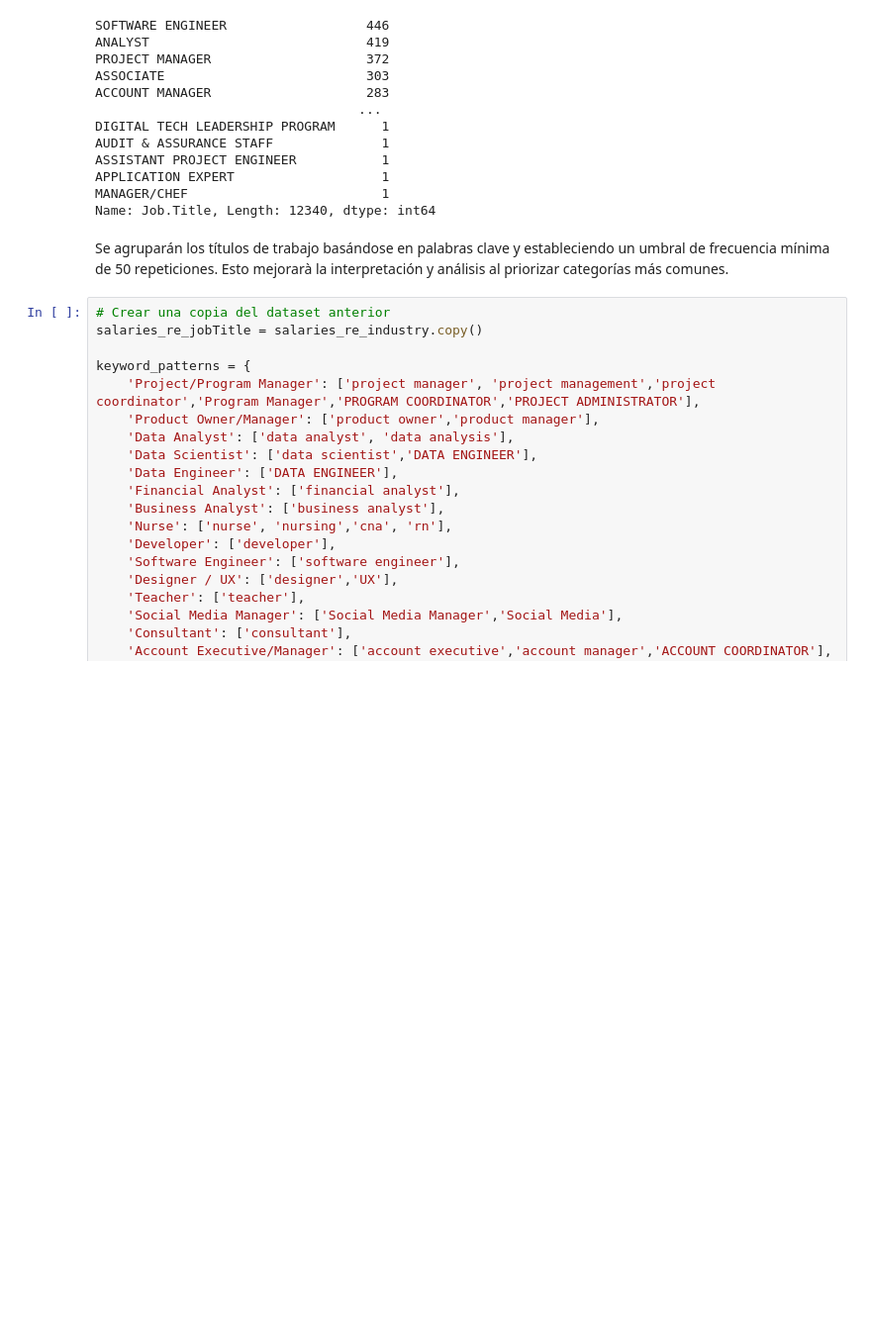
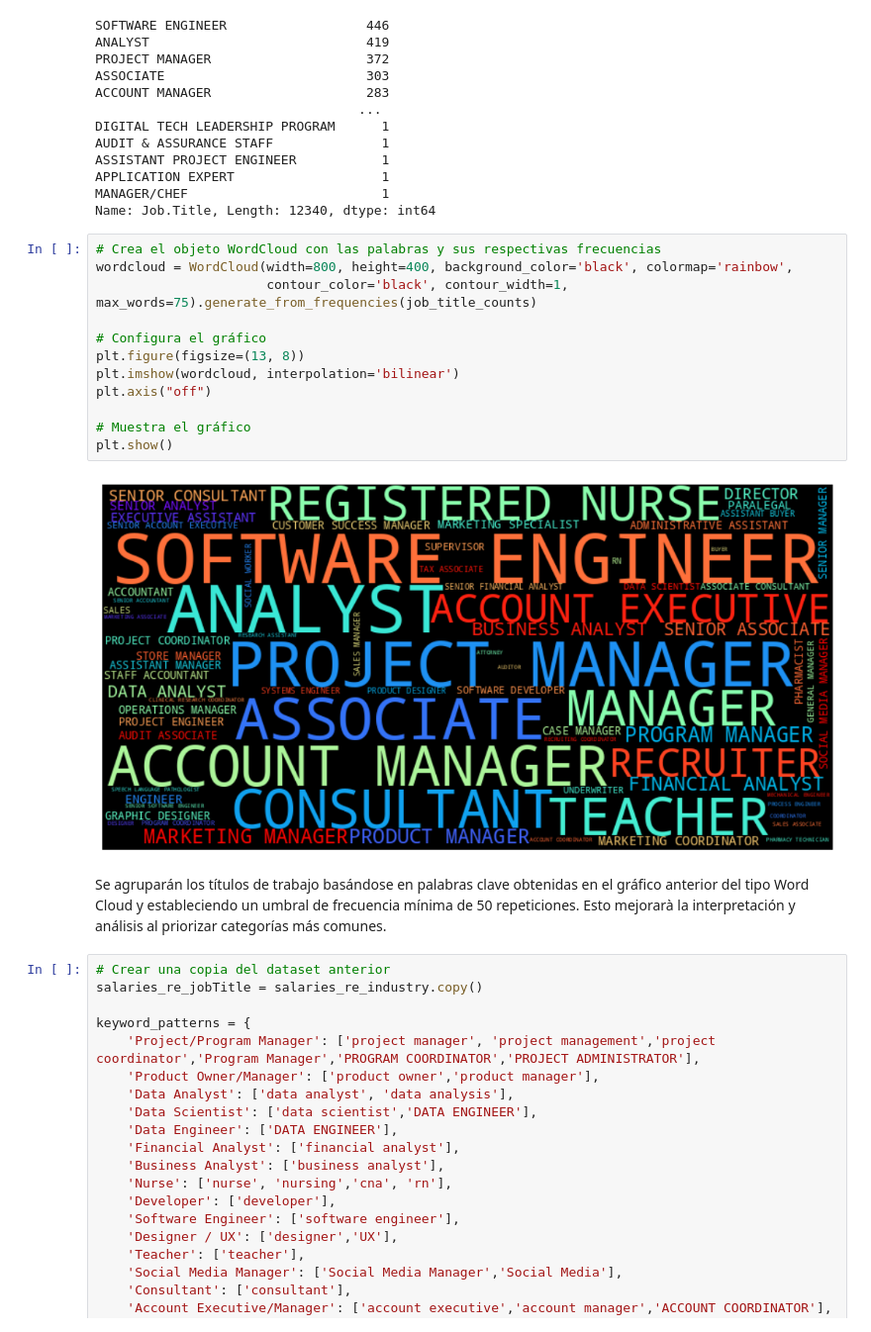
Before and after one commit to CarlosARossi/dataScienceCoder, a Jupyter notebook: Data_Wrangling+Rossi.ipynb, the cells around one changed output. Shown at 99% size. Saved outputs shown, nothing was run; the diff lists cells and outputs as text; blank space fills up the shorter version.

```diff
--- a/Data_Wrangling+Rossi.ipynb
+++ b/Data_Wrangling+Rossi.ipynb
@@ -415,8 +432,22 @@ ASSISTANT PROJECT ENGINEER           1
 APPLICATION EXPERT                   1
 MANAGER/CHEF                         1
 Name: Job.Title, Length: 12340, dtype: int64
+# %%
+# Crea el objeto WordCloud con las palabras y sus respectivas frecuencias
+wordcloud = WordCloud(width=800, height=400, background_color='black', colormap='rainbow',
+                      contour_color='black', contour_width=1, max_words=75).generate_from_frequencies(job_title_counts)
+
+# Configura el gráfico
+plt.figure(figsize=(13, 8))
+plt.imshow(wordcloud, interpolation='bilinear')
+plt.axis("off")
+
+# Muestra el gráfico
+plt.show()
+# %% [output]
+[figure, added]
 # %% [markdown]
-Se agruparán los títulos de trabajo basándose en palabras clave y estableciendo un umbral de frecuencia mínima de 50 repeticiones. Esto mejorarà la interpretación y análisis al priorizar categorías más comunes.
+Se agruparán los títulos de trabajo basándose en palabras clave obtenidas en el gráfico anterior del tipo Word Cloud y estableciendo un umbral de frecuencia mínima de 50 repeticiones. Esto mejorarà la interpretación y análisis al priorizar categorías más comunes.
 # %%
 # Crear una copia del dataset anterior
 salaries_re_jobTitle = salaries_re_industry.copy()
```
Also changed, not shown: parts of 5 cells of this notebook.
